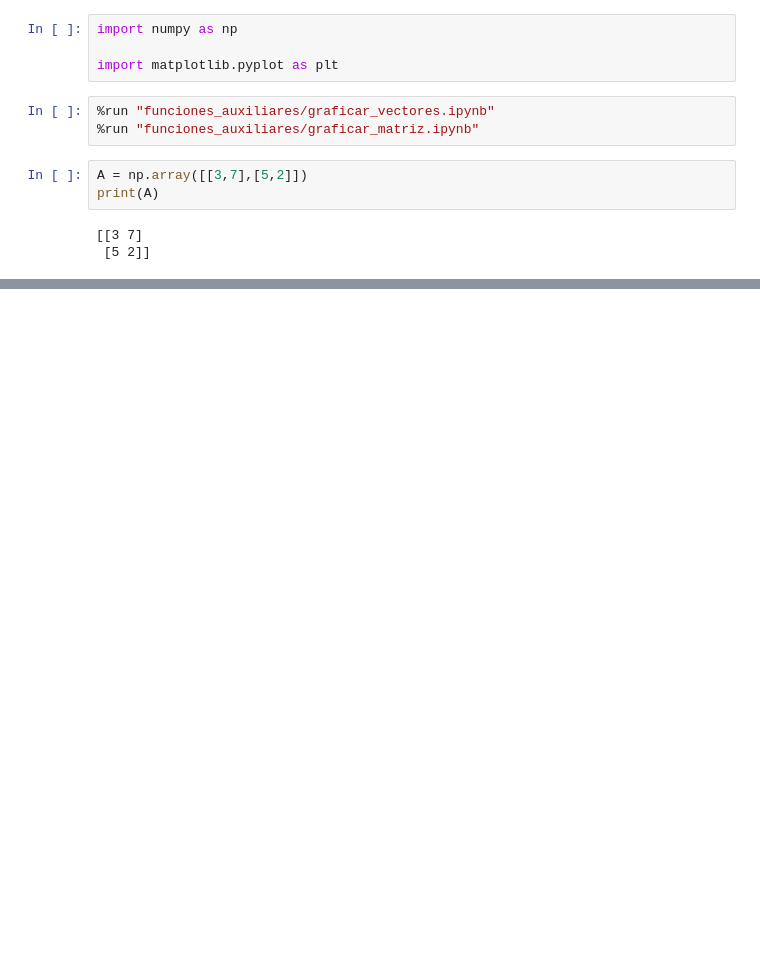
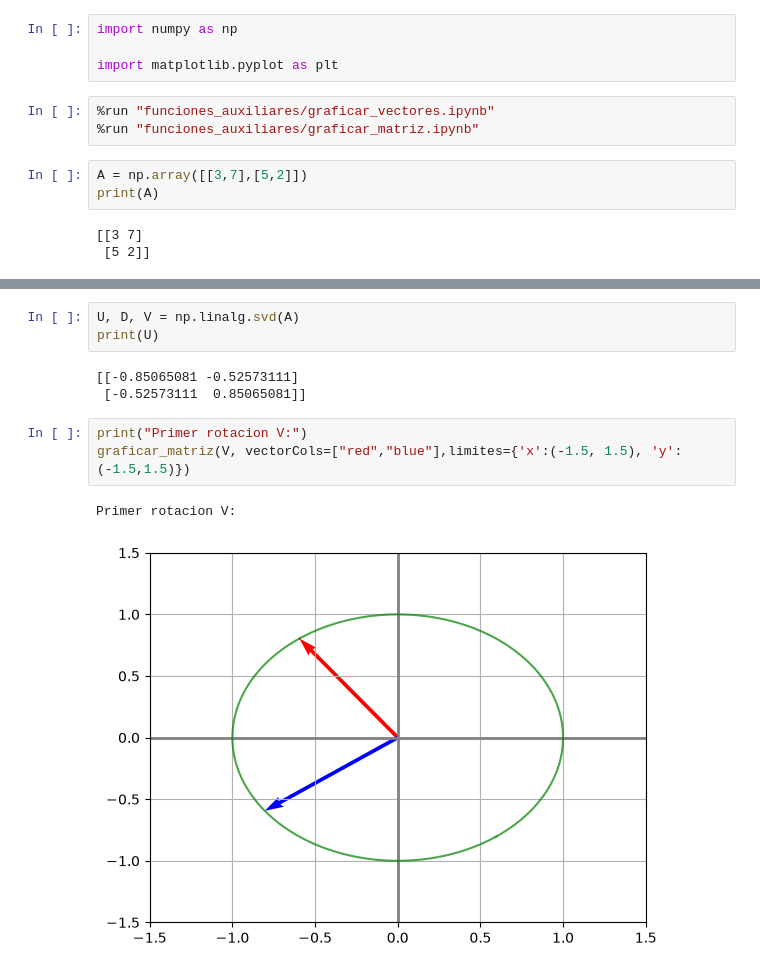
Before and after one commit to dapt4/data_science_career_and_ml_deep_learning, a Jupyter notebook: resto_de_clases/c_06_transformaciones_lineales_con_matrices-efectos_en_el_círculo_unitario.ipynb, the cells around one changed output, grey strips where cells are left out. Cells and saved outputs as stored; diff of their text form; blank space fills up the shorter version.

```diff
--- a/resto_de_clases/c_06_transformaciones_lineales_con_matrices-efectos_en_el_círculo_unitario.ipynb
+++ b/resto_de_clases/c_06_transformaciones_lineales_con_matrices-efectos_en_el_círculo_unitario.ipynb
@@ -29,0 +28,12 @@ cirvulo unitario transformado:
+# %%
+U, D, V = np.linalg.svd(A)
+print(U)
+# %% [output]
+[[-0.85065081 -0.52573111]
+ [-0.52573111  0.85065081]]
+# %%
+print("Primer rotacion V:")
+graficar_matriz(V, vectorCols=["red","blue"],limites={'x':(-1.5, 1.5), 'y': (-1.5,1.5)})
+# %% [output]
+Primer rotacion V:
+[figure, added]
```
Also changed, not shown: parts of 5 cells of this notebook, 3 other files.
